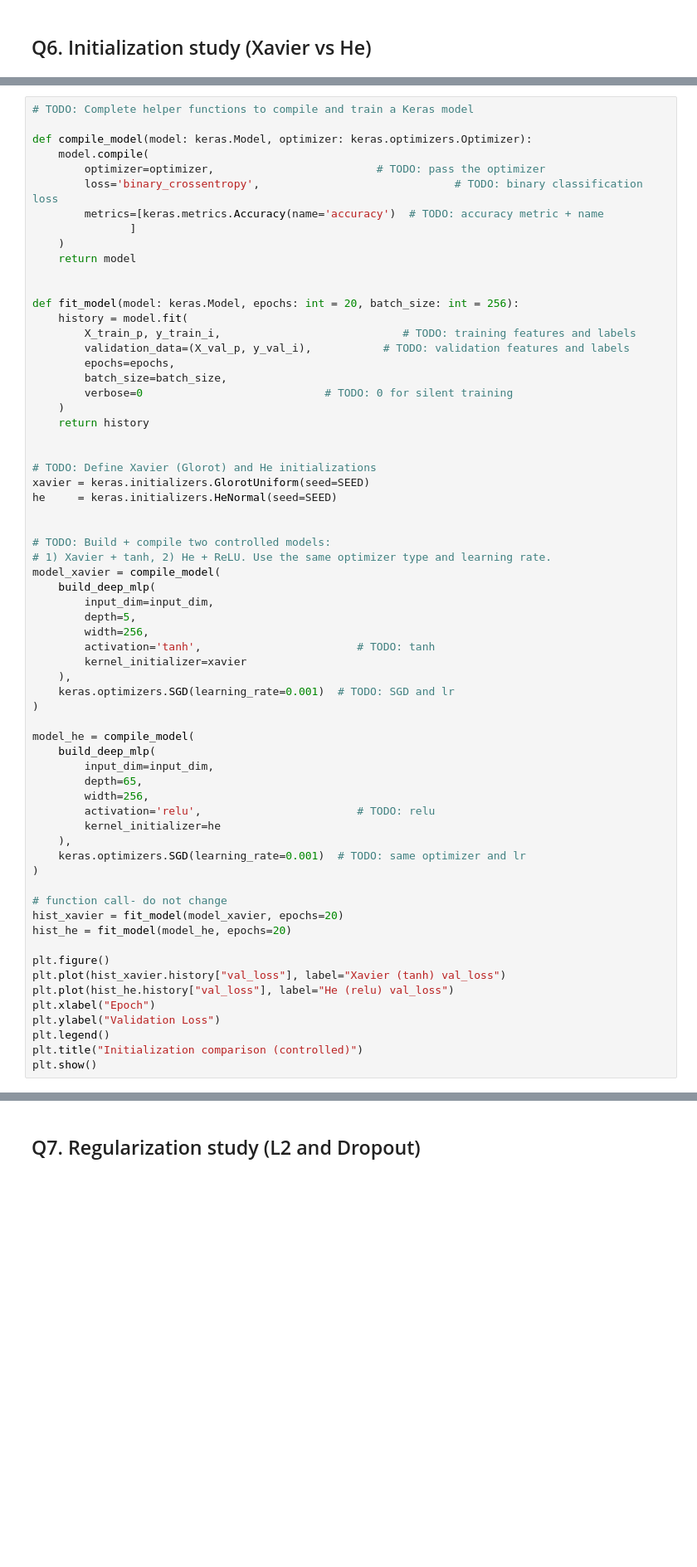
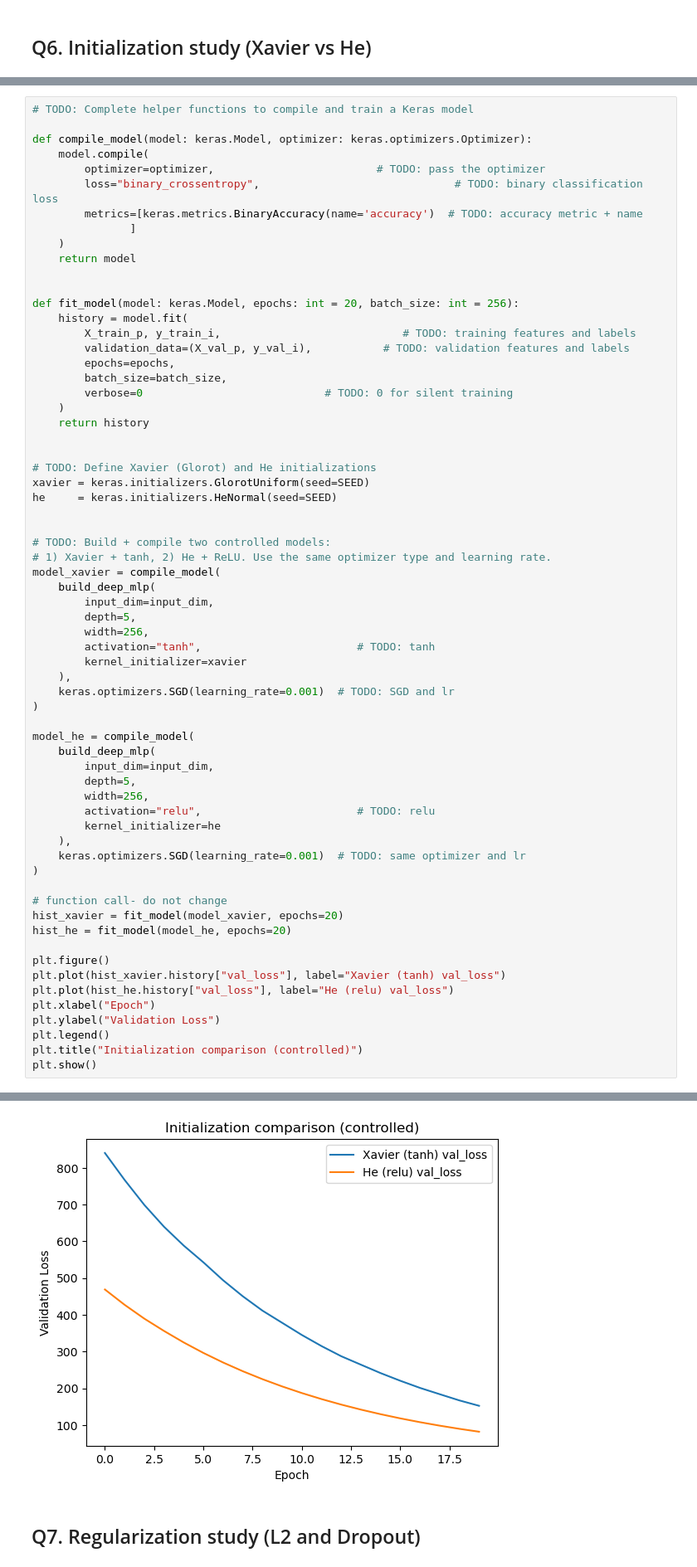
Before and after one commit to MisReid/EE5841-A2-OPT, a Jupyter notebook: a2.ipynb, the cells around one changed output, grey strips where cells are left out. Shown at 83% size. Cells and saved outputs as stored; diff of their text form; blank space fills up the shorter version.

```diff
--- a/a2.ipynb
+++ b/a2.ipynb
@@ -394,8 +404,8 @@ After training:
 def compile_model(model: keras.Model, optimizer: keras.optimizers.Optimizer):
     model.compile(
         optimizer=optimizer,                         # TODO: pass the optimizer
-        loss='binary_crossentropy',                              # TODO: binary classification loss
-        metrics=[keras.metrics.Accuracy(name='accuracy')  # TODO: accuracy metric + name
+        loss="binary_crossentropy",                              # TODO: binary classification loss
+        metrics=[keras.metrics.BinaryAccuracy(name='accuracy')  # TODO: accuracy metric + name
                ]
     )
     return model
@@ -424,7 +434,7 @@ model_xavier = compile_model(
         input_dim=input_dim,
         depth=5,
         width=256,
-        activation='tanh',                        # TODO: tanh
+        activation="tanh",                        # TODO: tanh
         kernel_initializer=xavier
     ),
     keras.optimizers.SGD(learning_rate=0.001)  # TODO: SGD and lr
@@ -433,9 +443,9 @@ model_xavier = compile_model(
 model_he = compile_model(
     build_deep_mlp(
         input_dim=input_dim,
-        depth=65,
+        depth=5,
         width=256,
-        activation='relu',                        # TODO: relu
+        activation="relu",                        # TODO: relu
         kernel_initializer=he
     ),
     keras.optimizers.SGD(learning_rate=0.001)  # TODO: same optimizer and lr
@@ -461,3 +467,4 @@ ValueError: in user code:
+[figure, added]
 # %% [markdown]
 ## Q7. Regularization study (L2 and Dropout)
 # %% [markdown]
```
Also changed, not shown: parts of 10 cells of this notebook.
